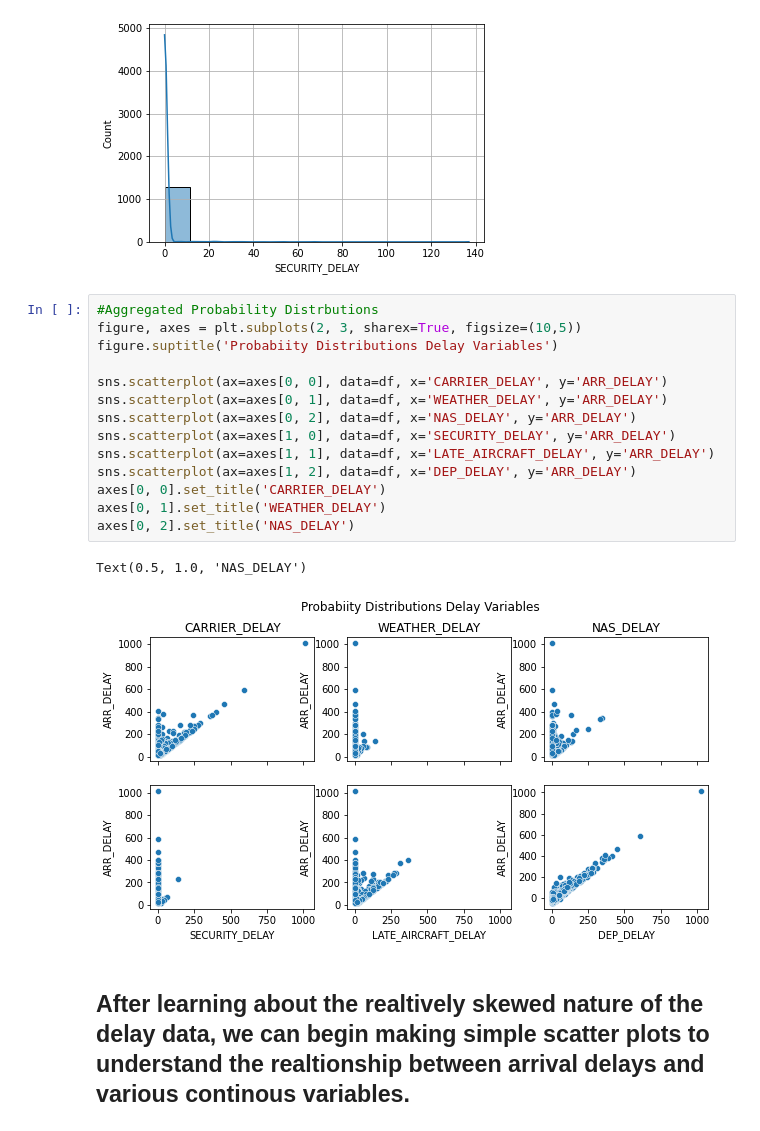
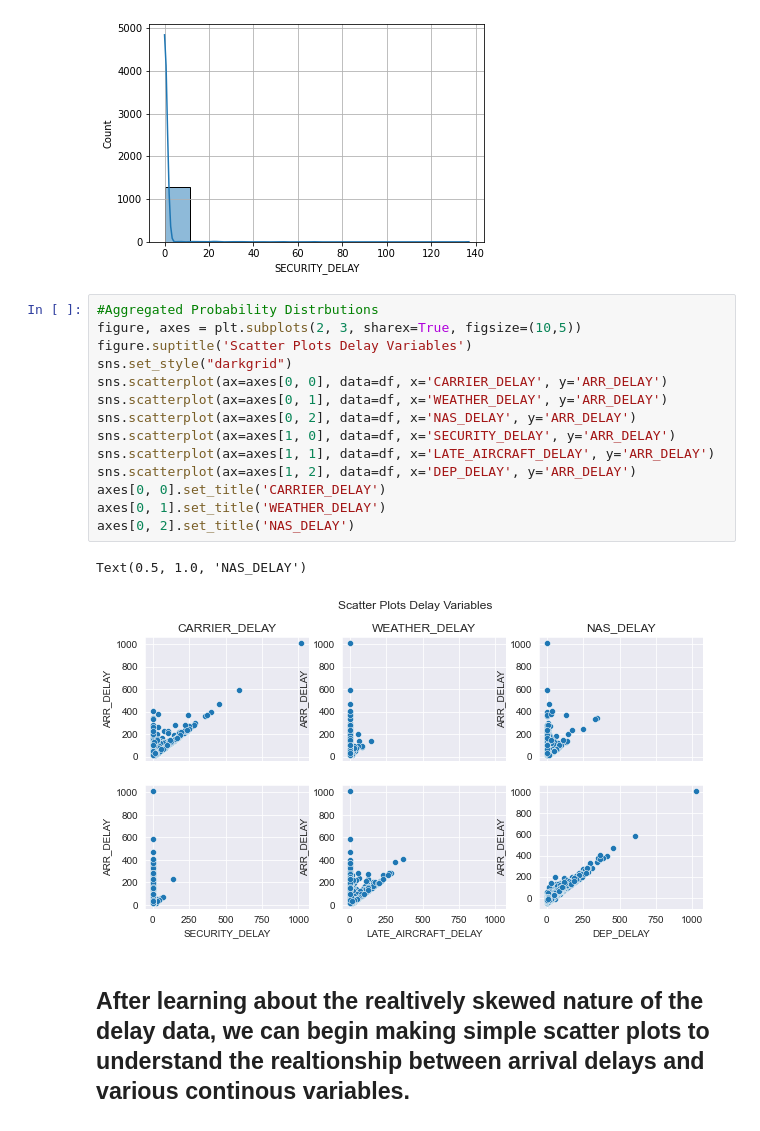
Before and after one commit to noahruiz416/Airport_On_Time_Arrivals, a Jupyter notebook: EDA_Airport_Arrivals.ipynb, the cells around one changed output. Cells and saved outputs as stored; diff of their text form.

```diff
--- a/EDA_Airport_Arrivals.ipynb
+++ b/EDA_Airport_Arrivals.ipynb
@@ -90,23 +90,23 @@ sns.histplot(data=df, x="SECURITY_DELAY", kde=True)
 # %% [output]
 <AxesSubplot:xlabel='SECURITY_DELAY', ylabel='Count'>
 [figure]
-# %%
-#Aggregated Probability Distrbutions
-figure, axes = plt.subplots(2, 3, sharex=True, figsize=(10,5))
-figure.suptitle('Probabiity Distributions Delay Variables')
-
-sns.scatterplot(ax=axes[0, 0], data=df, x='CARRIER_DELAY', y='ARR_DELAY')
-sns.scatterplot(ax=axes[0, 1], data=df, x='WEATHER_DELAY', y='ARR_DELAY')
-sns.scatterplot(ax=axes[0, 2], data=df, x='NAS_DELAY', y='ARR_DELAY')
-sns.scatterplot(ax=axes[1, 0], data=df, x='SECURITY_DELAY', y='ARR_DELAY')
-sns.scatterplot(ax=axes[1, 1], data=df, x='LATE_AIRCRAFT_DELAY', y='ARR_DELAY')
-sns.scatterplot(ax=axes[1, 2], data=df, x='DEP_DELAY', y='ARR_DELAY')
-axes[0, 0].set_title('CARRIER_DELAY')
-axes[0, 1].set_title('WEATHER_DELAY')
-axes[0, 2].set_title('NAS_DELAY')
-# %% [output]
-Text(0.5, 1.0, 'NAS_DELAY')
-[figure, removed]
+# %%
+#Aggregated Probability Distrbutions
+figure, axes = plt.subplots(2, 3, sharex=True, figsize=(10,5))
+figure.suptitle('Scatter Plots Delay Variables')
+sns.set_style("darkgrid")
+sns.scatterplot(ax=axes[0, 0], data=df, x='CARRIER_DELAY', y='ARR_DELAY')
+sns.scatterplot(ax=axes[0, 1], data=df, x='WEATHER_DELAY', y='ARR_DELAY')
+sns.scatterplot(ax=axes[0, 2], data=df, x='NAS_DELAY', y='ARR_DELAY')
+sns.scatterplot(ax=axes[1, 0], data=df, x='SECURITY_DELAY', y='ARR_DELAY')
+sns.scatterplot(ax=axes[1, 1], data=df, x='LATE_AIRCRAFT_DELAY', y='ARR_DELAY')
+sns.scatterplot(ax=axes[1, 2], data=df, x='DEP_DELAY', y='ARR_DELAY')
+axes[0, 0].set_title('CARRIER_DELAY')
+axes[0, 1].set_title('WEATHER_DELAY')
+axes[0, 2].set_title('NAS_DELAY')
+# %% [output]
+Text(0.5, 1.0, 'NAS_DELAY')
+[figure, added]
 # %% [markdown]
 ## After learning about the realtively skewed nature of the delay data, we can begin making simple scatter plots to understand the realtionship between arrival delays and various continous variables.
 # %%
```
Also changed, not shown: parts of 3 cells of this notebook.
